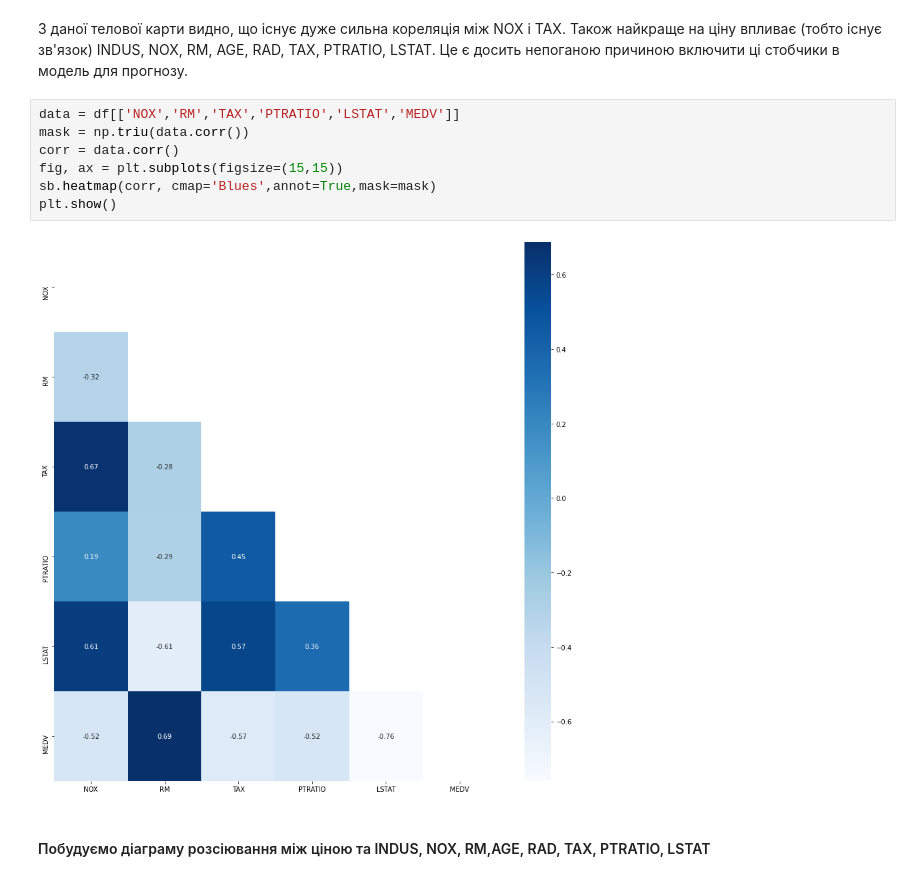
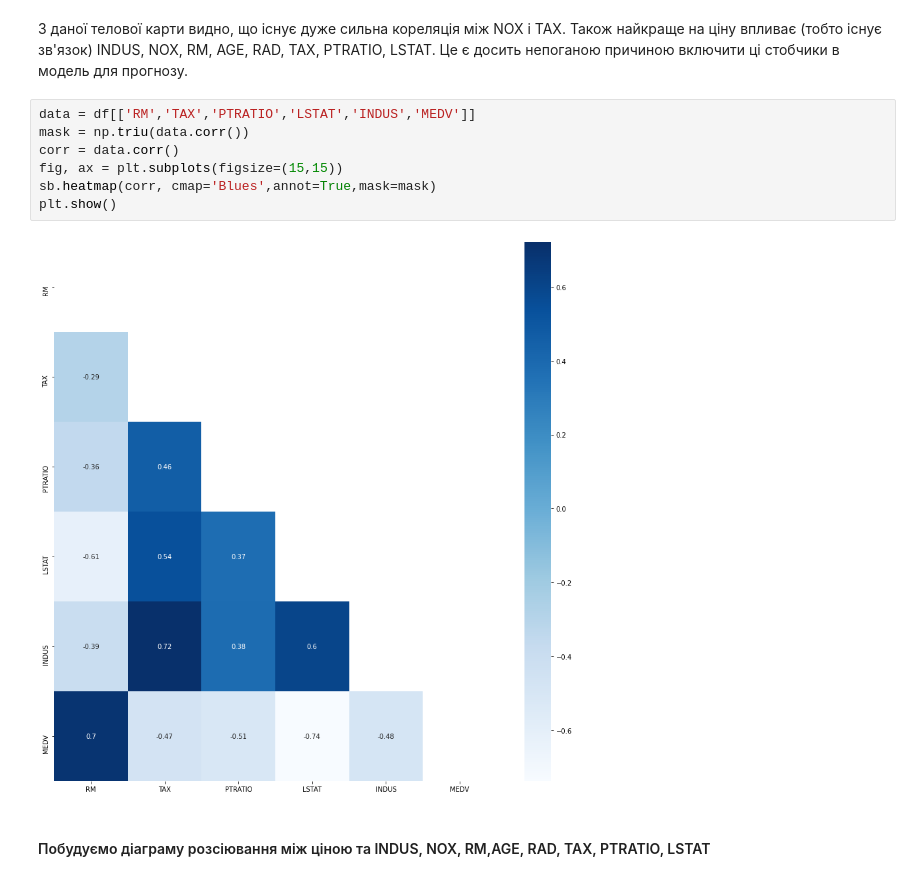
Before and after one commit to AntonShchur/KPI_LABS, a Jupyter notebook: Data Analysis/CourseLab/BOSTON.ipynb, the cells around one changed output. Cells and saved outputs as stored; diff of their text form.

```diff
--- a/Data Analysis/CourseLab/BOSTON.ipynb
+++ b/Data Analysis/CourseLab/BOSTON.ipynb
@@ -153,14 +152,14 @@ plt.show()
 # %% [markdown]
 З даної телової карти видно, що існує дуже сильна кореляція між NOX і TAX. Також найкраще на ціну впливає (тобто існує зв'язок) INDUS, NOX, RM, AGE, RAD, TAX, PTRATIO, LSTAT. Це є досить непоганою причиною включити ці стобчики в модель для прогнозу.
 # %%
-data = df[['NOX','RM','TAX','PTRATIO','LSTAT','MEDV']]
+data = df[['RM','TAX','PTRATIO','LSTAT','INDUS','MEDV']]
 mask = np.triu(data.corr())
 corr = data.corr()
 fig, ax = plt.subplots(figsize=(15,15))
 sb.heatmap(corr, cmap='Blues',annot=True,mask=mask)
 plt.show()
 # %% [output]
-[figure, old version]
+[figure, new version]
 # %% [markdown]
 #### Побудуємо діаграму розсіювання між ціною та INDUS, NOX, RM,AGE, RAD, TAX, PTRATIO, LSTAT
 # %%
```
Also changed, not shown: parts of 35 cells of this notebook, 1 other file.
